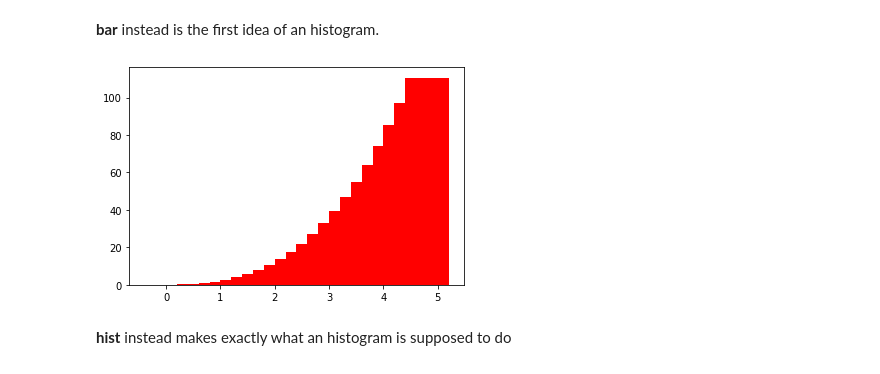
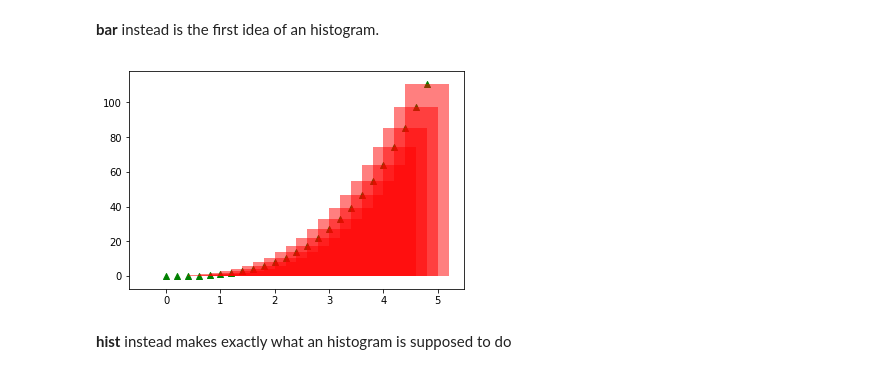
Before and after one commit to fabiosaracco/networks_01_2020, a Jupyter notebook: Lectures/Lecture_3_Matplotlib.ipynb, the cells around one changed output. Drawn from its saved outputs; the diff is of its cells as text; code cells hidden in the pictures.

```diff
--- a/Lectures/Lecture_3_Matplotlib.ipynb
+++ b/Lectures/Lecture_3_Matplotlib.ipynb
@@ -59,10 +70,11 @@ plt.show()
 # %% [markdown]
 **bar** instead is the first idea of an histogram.
 # %%
-plt.bar(t, t**3, color='red')
+plt.bar(t, t**3, color='red', alpha=0.5)
+plt.scatter(t, t**3, marker='^', c='g')
 plt.show()
 # %% [output]
-[figure, old version]
+[figure, new version]
 # %% [markdown]
 **hist** instead makes exactly what an histogram is supposed to do
 # %%
```
Also changed, not shown: parts of 17 cells of this notebook, 3 other files.
